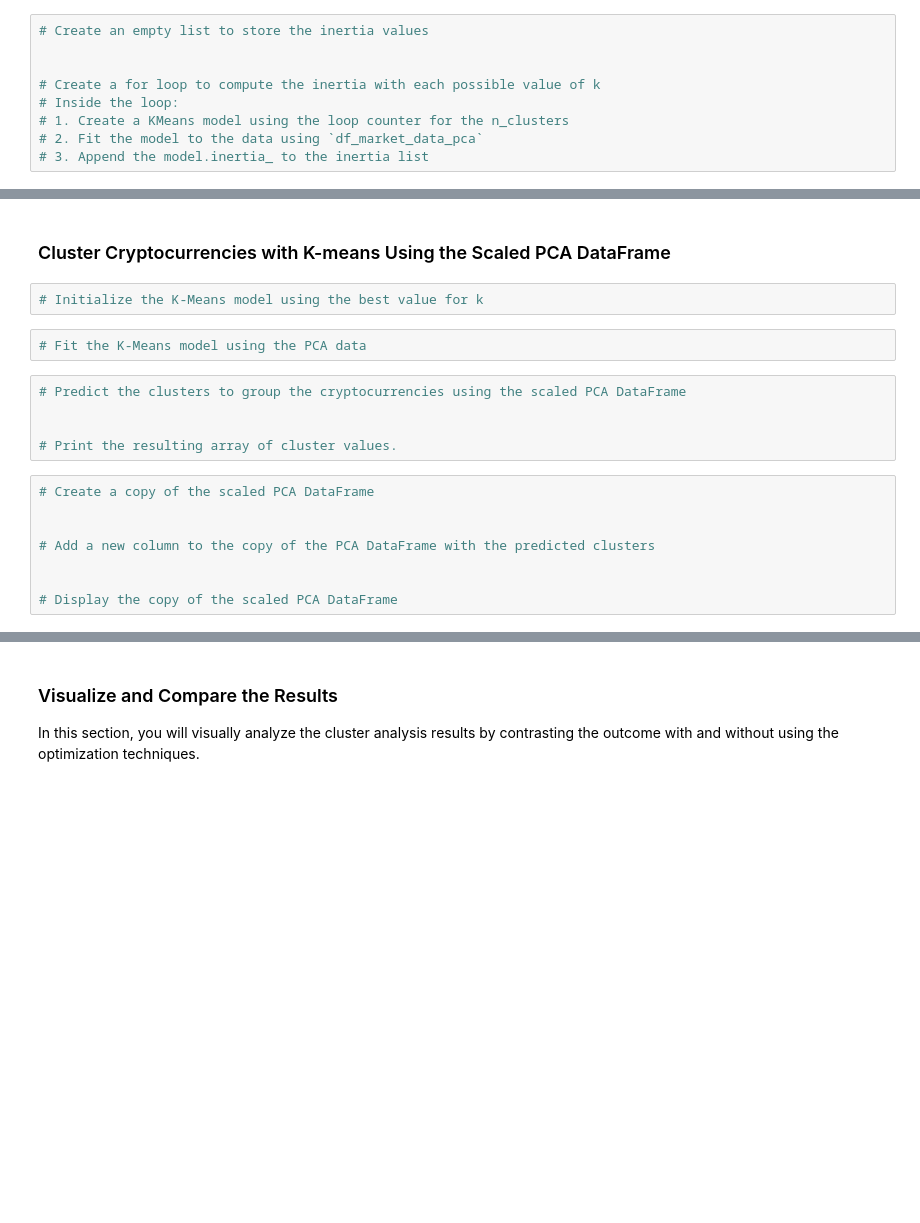
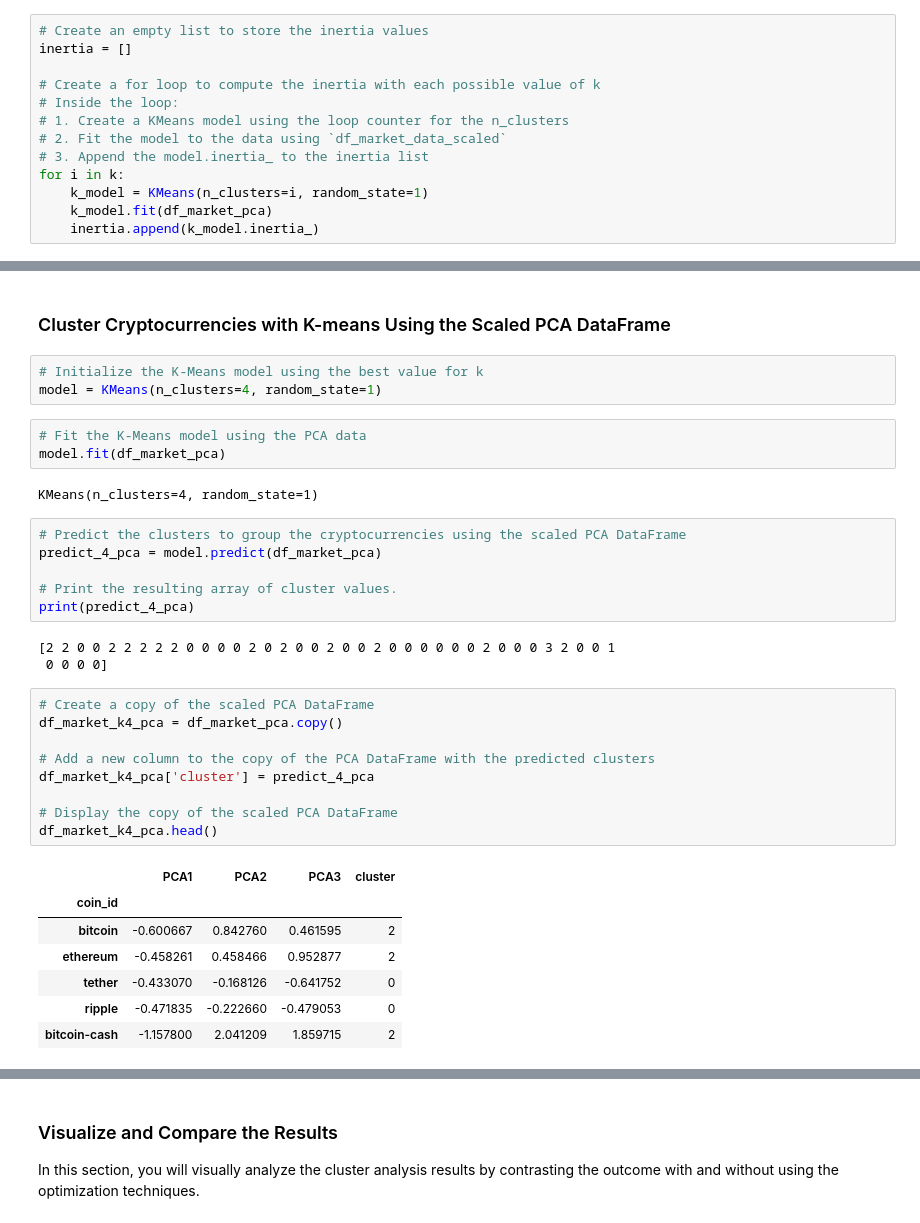
Before and after one commit to elidiak/CryptoClustering, a Jupyter notebook: Starter_Code/Crypto_Clustering.ipynb, the cells around one changed output, grey strips where cells are left out. Drawn from its saved outputs; the diff is of its cells as text; blank space fills up the shorter version.

```diff
--- a/Starter_Code/Crypto_Clustering.ipynb
+++ b/Starter_Code/Crypto_Clustering.ipynb
@@ -226,11 +254,15 @@ df_market_k4.plot(
 # %%
 # Create an empty list to store the inertia values
-
+inertia = []
 
 # Create a for loop to compute the inertia with each possible value of k
 # Inside the loop:
 # 1. Create a KMeans model using the loop counter for the n_clusters
-# 2. Fit the model to the data using `df_market_data_pca`
+# 2. Fit the model to the data using `df_market_data_scaled`
 # 3. Append the model.inertia_ to the inertia list
+for i in k:
+    k_model = KMeans(n_clusters=i, random_state=1)
+    k_model.fit(df_market_pca)
+    inertia.append(k_model.inertia_)
 # %%
 # Create a dictionary with the data to plot the Elbow curve
@@ -254,21 +298,38 @@ df_market_k4.plot(
 ### Cluster Cryptocurrencies with K-means Using the Scaled PCA DataFrame
 # %%
 # Initialize the K-Means model using the best value for k
+model = KMeans(n_clusters=4, random_state=1)
 # %%
 # Fit the K-Means model using the PCA data
+model.fit(df_market_pca)
+# %% [output]
+KMeans(n_clusters=4, random_state=1)
 # %%
 # Predict the clusters to group the cryptocurrencies using the scaled PCA DataFrame
-
+predict_4_pca = model.predict(df_market_pca)
 
 # Print the resulting array of cluster values.
+print(predict_4_pca)
+# %% [output]
+[2 2 0 0 2 2 2 2 2 0 0 0 0 2 0 2 0 0 2 0 0 2 0 0 0 0 0 0 2 0 0 0 3 2 0 0 1
+ 0 0 0 0]
 # %%
 # Create a copy of the scaled PCA DataFrame
-
+df_market_k4_pca = df_market_pca.copy()
 
 # Add a new column to the copy of the PCA DataFrame with the predicted clusters
-
+df_market_k4_pca['cluster'] = predict_4_pca
 
 # Display the copy of the scaled PCA DataFrame
+df_market_k4_pca.head()
+# %% [output]
+|  | PCA1 | PCA2 | PCA3 | cluster |
+| coin_id |  |  |  |  |
+| bitcoin | -0.600667 | 0.842760 | 0.461595 | 2 |
+| ethereum | -0.458261 | 0.458466 | 0.952877 | 2 |
+| tether | -0.433070 | -0.168126 | -0.641752 | 0 |
+| ripple | -0.471835 | -0.222660 | -0.479053 | 0 |
+| bitcoin-cash | -1.157800 | 2.041209 | 1.859715 | 2 |
 # %%
 # Create a scatter plot using hvPlot by setting
 # `x="PC1"` and `y="PC2"`.
```
Also changed, not shown: parts of 18 cells of this notebook.
